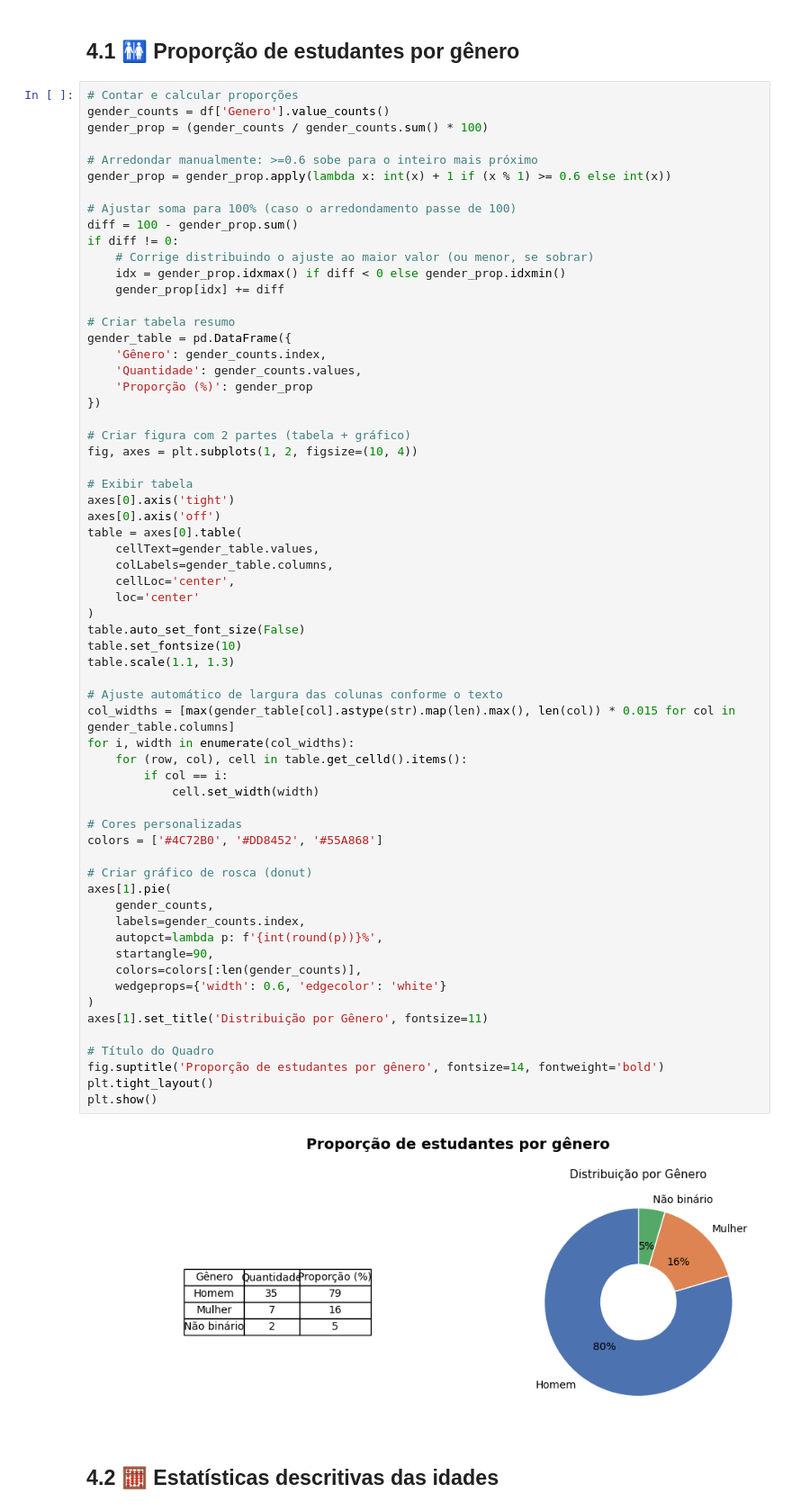
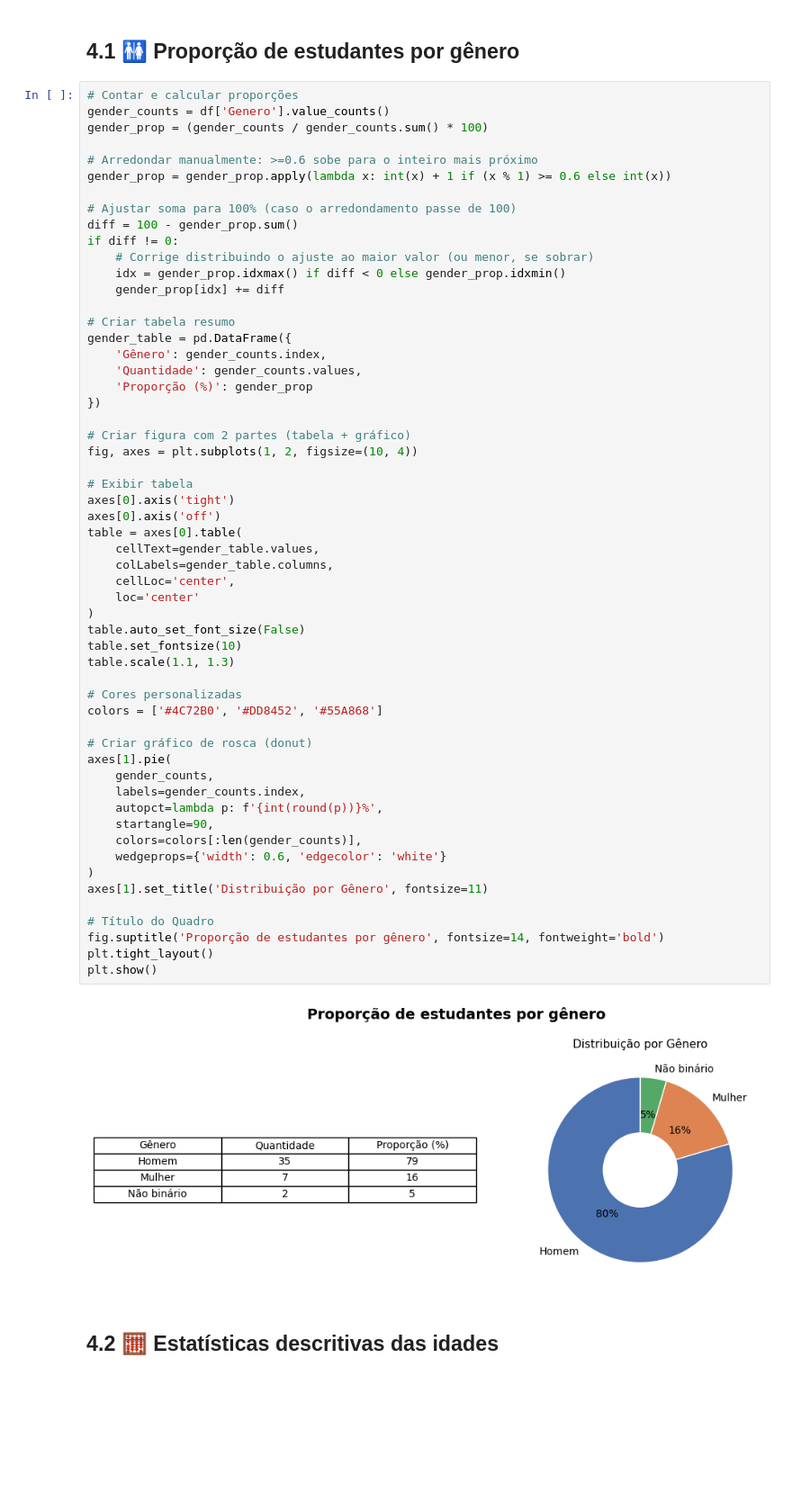
Before and after one commit to mandymagalhaes/vem-pro-mundo-fpb-perfil-dos-alunos, a Jupyter notebook: vem_pro_mundo_fpb_perfil_dos_alunos.ipynb, the cells around one changed output. Shown at 90% size. Cells and saved outputs as stored; diff of their text form; blank space fills up the shorter version.

```diff
--- a/vem_pro_mundo_fpb_perfil_dos_alunos.ipynb
+++ b/vem_pro_mundo_fpb_perfil_dos_alunos.ipynb
@@ -198,41 +198,34 @@ axes[0].axis('tight')
 axes[0].axis('off')
 table = axes[0].table(
     cellText=gender_table.values,
     colLabels=gender_table.columns,
     cellLoc='center',
     loc='center'
 )
 table.auto_set_font_size(False)
 table.set_fontsize(10)
 table.scale(1.1, 1.3)
 
-# Ajuste automático de largura das colunas conforme o texto
-col_widths = [max(gender_table[col].astype(str).map(len).max(), len(col)) * 0.015 for col in gender_table.columns]
-for i, width in enumerate(col_widths):
-    for (row, col), cell in table.get_celld().items():
-        if col == i:
-            cell.set_width(width)
-
 # Cores personalizadas
 colors = ['#4C72B0', '#DD8452', '#55A868']
 
 # Criar gráfico de rosca (donut)
 axes[1].pie(
     gender_counts,
     labels=gender_counts.index,
     autopct=lambda p: f'{int(round(p))}%',
     startangle=90,
     colors=colors[:len(gender_counts)],
     wedgeprops={'width': 0.6, 'edgecolor': 'white'}
 )
 axes[1].set_title('Distribuição por Gênero', fontsize=11)
 
 # Título do Quadro
 fig.suptitle('Proporção de estudantes por gênero', fontsize=14, fontweight='bold')
 plt.tight_layout()
 plt.show()
 # %% [output]
-[figure, old version]
+[figure, new version]
 # %% [markdown]
 ## 4.2 🧮 Estatísticas descritivas das idades
 # %%
```
